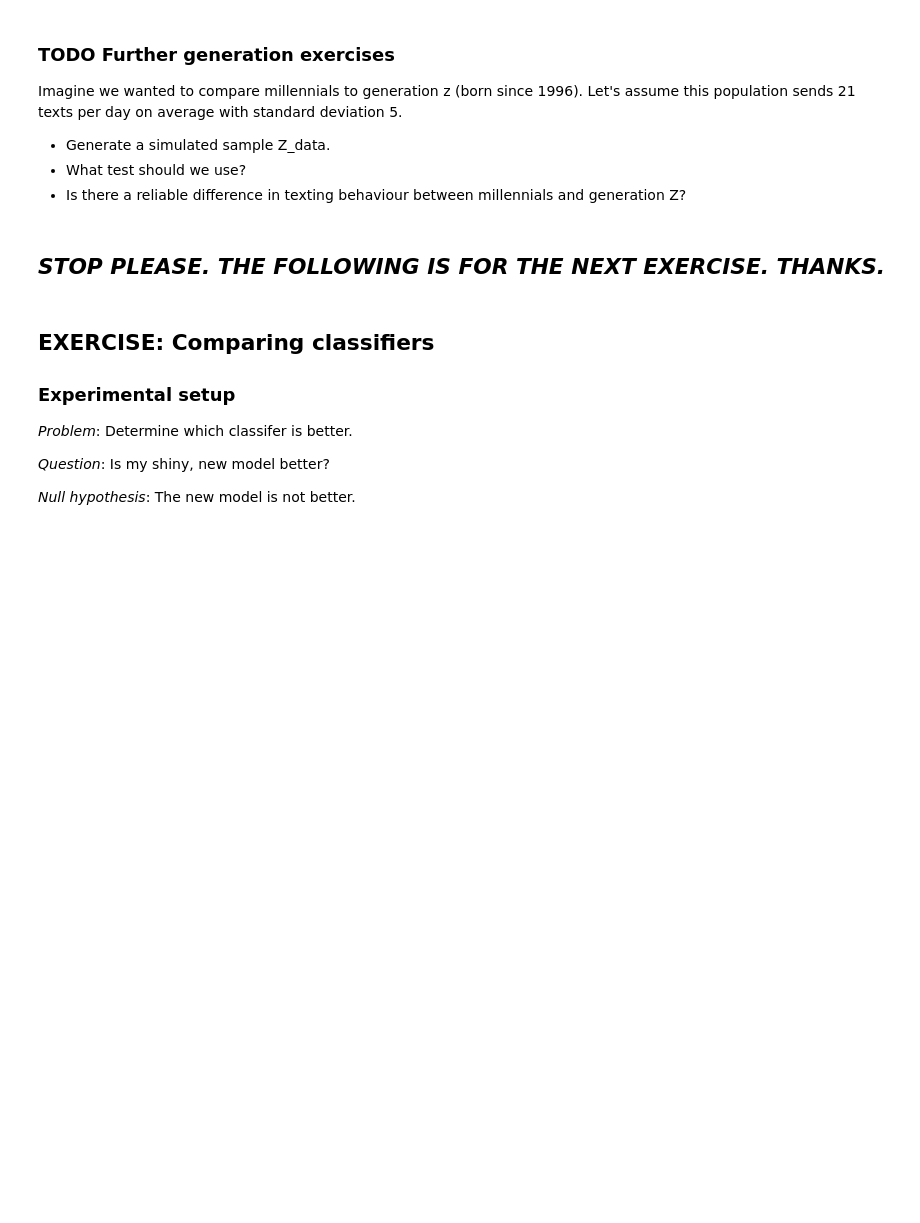
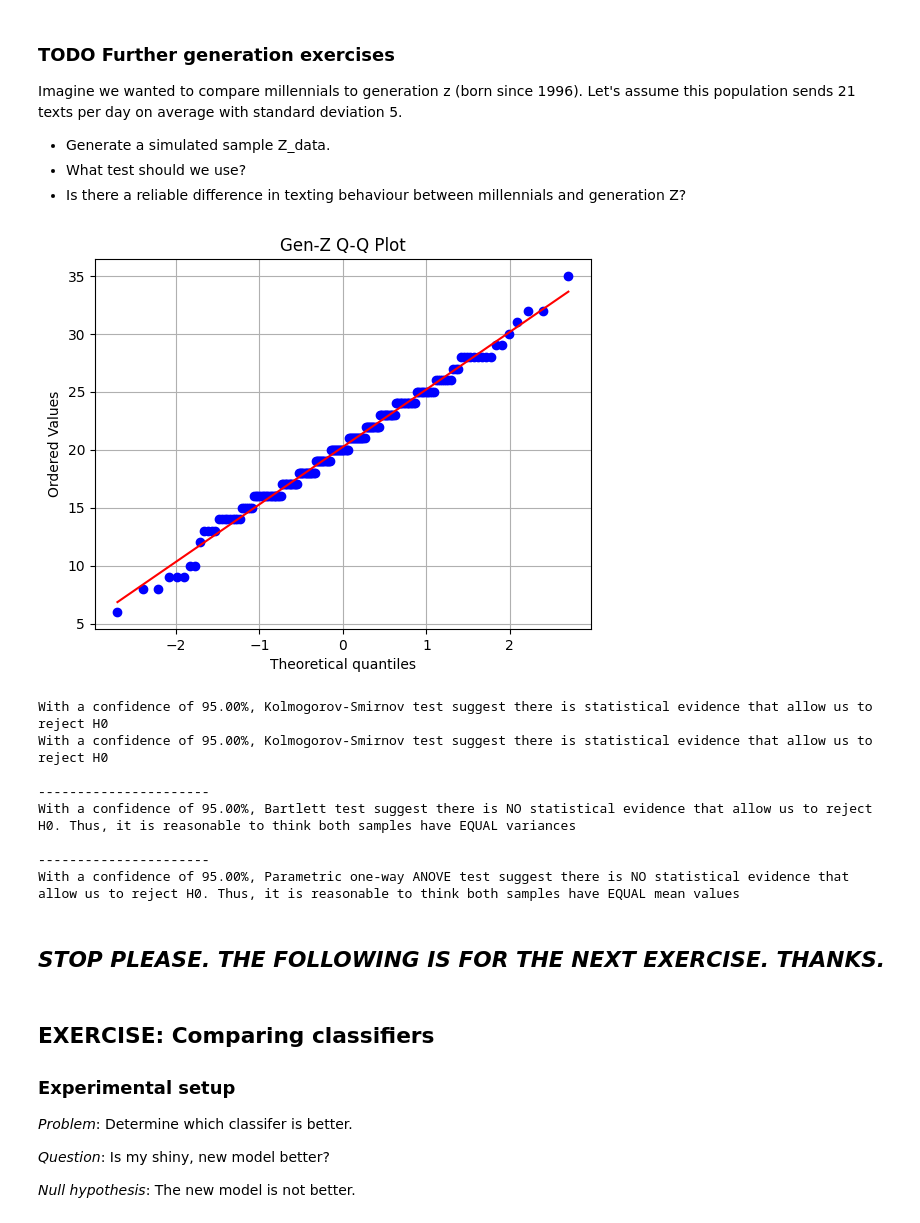
Before and after one commit to ETHLOB/trn-uts-tasks, a Jupyter notebook: dataScience4Innovation/Week_03_hypothesis_testing_and_evaluation.ipynb, the cells around one changed output. Drawn from its saved outputs; the diff is of its cells as text; code cells hidden in the pictures; blank space fills up the shorter version.

```diff
--- a/dataScience4Innovation/Week_03_hypothesis_testing_and_evaluation.ipynb
+++ b/dataScience4Innovation/Week_03_hypothesis_testing_and_evaluation.ipynb
@@ -289,3 +307,57 @@ raise NotImplementedError
+# %%
+Z_mu, Z_sigma = 21, 5
+Z_data = [int(round(n)) for n in np.random.normal(Z_mu, Z_sigma, N)]
+
+plot_qq(Z_data, 'Gen-Z Q-Q Plot')
+
+_, M_pvalue_kstest = stats.kstest((M_data - np.mean(M_data))/np.std(M_data, ddof = 1), 'norm', alternative = 'two-sided')
+_, Z_pvalue_kstest = stats.kstest((Z_data - np.mean(Z_data))/np.std(Z_data, ddof = 1), 'norm', alternative = 'two-sided')
+
+message_conf = f'With a confidence of {(1.00 - confidence)*100:.2f}%, '
+message_1 = message_conf + 'Kolmogorov-Smirnov test suggest there is statistical evidence that allow us to reject H0'
+message_2 = message_conf + 'Kolmogorov-Smirnov test suggest there is NO statistical evidence that allow us to reject H0'
+
+for values in M_pvalue_kstest, Z_pvalue_kstest:
+    if bool(pvalue_kruskal < confidence):
+        print(message_1)
+    else:
+        print(message_2)
+
+print('\n----------------------')
+# According with the results, there is statistical evidence allowing us to consider H0 for both samples. Thus, now we know both samples are normally distributed, we can use the Bartlett test to test homocecasticity.
+
+_, bartlett_pvalue = stats.bartlett([float(val) for val in M_data], [float(val) for val in Z_data])
+
+message_1 = message_conf + 'Bartlett test suggest there is statistical evidence that allow us to reject H0. Thus, it is reasonable to think both samples have DIFFERENT variances'
+message_2 = message_conf + 'Bartlett test suggest there is NO statistical evidence that allow us to reject H0. Thus, it is reasonable to think both samples have EQUAL variances'
+
+if bool(bartlett_pvalue < confidence):
+    print(message_1)
+else:
+    print(message_2)
+
+print('\n----------------------')
+# According with the results, there is statistical evidence allowing us to consider H0 for both samples, which implies that both have the same variance. Therefore, we caoun now use a one-way ANOVA to check is both samples come from different mean distributions as every assumption is met.
+
+_, anova_pvalue = stats.f_oneway(M_data, Z_data)
+
+message_1 = message_conf + 'Parametric one-way ANOVE test suggest there is statistical evidence that allow us to reject H0. Thus, it is reasonable to think both samples have DIFFERENT mean values'
+message_2 = message_conf + 'Parametric one-way ANOVE test suggest there is NO statistical evidence that allow us to reject H0. Thus, it is reasonable to think both samples have EQUAL mean values'
+
+if bool(bartlett_pvalue < confidence):
+    print(message_1)
+else:
+    print(message_2)
+# %% [output]
+[figure, added]
+With a confidence of 95.00%, Kolmogorov-Smirnov test suggest there is statistical evidence that allow us to reject H0
+With a confidence of 95.00%, Kolmogorov-Smirnov test suggest there is statistical evidence that allow us to reject H0
+
+----------------------
+With a confidence of 95.00%, Bartlett test suggest there is NO statistical evidence that allow us to reject H0. Thus, it is reasonable to think both samples have EQUAL variances
+
+----------------------
+With a confidence of 95.00%, Parametric one-way ANOVE test suggest there is NO statistical evidence that allow us to reject H0. Thus, it is reasonable to think both samples have EQUAL mean values
 # %% [markdown]
 ## *STOP PLEASE. THE FOLLOWING IS FOR THE NEXT EXERCISE. THANKS.*
 # %% [markdown]
```
Also changed, not shown: parts of 13 cells of this notebook, 1 other file.
